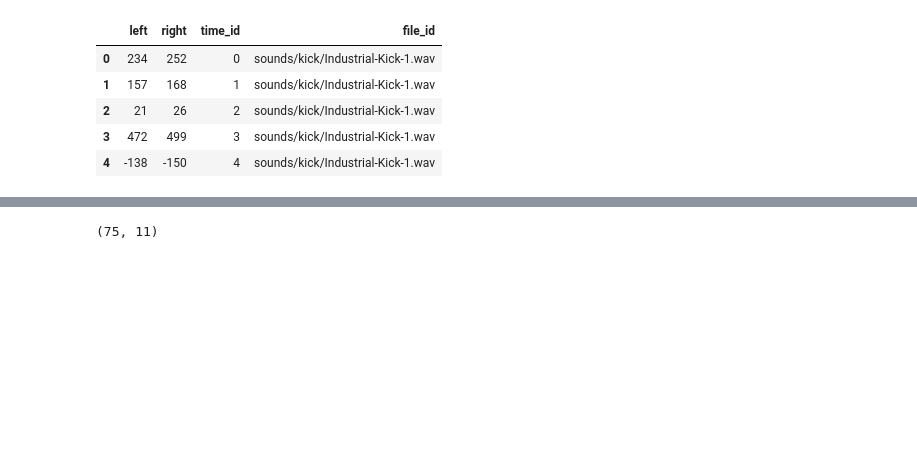
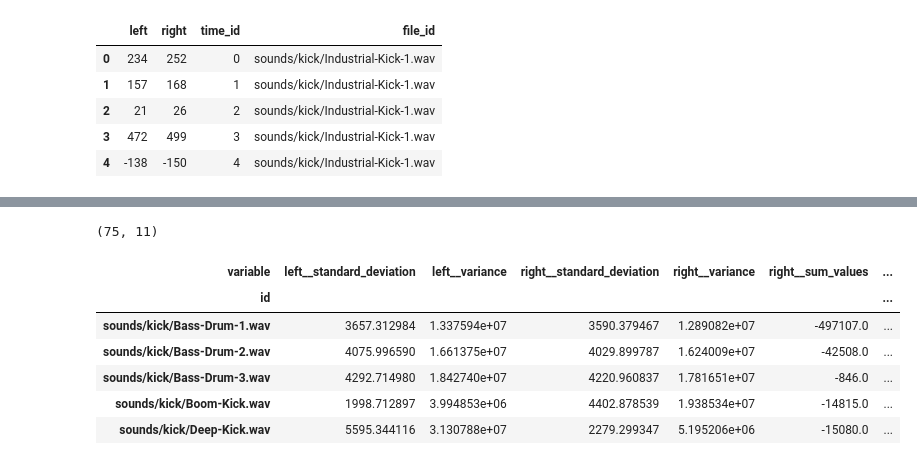
Before and after one commit to PaulHiemstra/lasso_tsfresh_article, a Jupyter notebook: lasso_tsfresh_article.ipynb, the cells around one changed output, grey strips where cells are left out. Cells and saved outputs as stored; diff of their text form; code cells hidden in the pictures; blank space fills up the shorter version.

```diff
--- a/lasso_tsfresh_article.ipynb
+++ b/lasso_tsfresh_article.ipynb
@@ -188,7 +121,15 @@ settings = MinimalFCParameters()
 audio_tsfresh_minimal = extract_relevant_features(all_audio, all_labels,
                                           column_id='file_id', column_sort='time_id',
                                           default_fc_parameters=settings)
-# %%
-audio_tsfresh_minimal.shape
-# %% [output]
-(75, 11)
+# %%
+print(audio_tsfresh_minimal.shape)
+audio_tsfresh_minimal.head()
+# %% [output]
+(75, 11)
+| variable | left__standard_deviation | left__variance | right__standard_deviation | right__variance | right__sum_values | ... |
+| id |  |  |  |  |  | ... |
+| sounds/kick/Bass-Drum-1.wav | 3657.312984 | 1.337594e+07 | 3590.379467 | 1.289082e+07 | -497107.0 | ... |
+| sounds/kick/Bass-Drum-2.wav | 4075.996590 | 1.661375e+07 | 4029.899787 | 1.624009e+07 | -42508.0 | ... |
+| sounds/kick/Bass-Drum-3.wav | 4292.714980 | 1.842740e+07 | 4220.960837 | 1.781651e+07 | -846.0 | ... |
+| sounds/kick/Boom-Kick.wav | 1998.712897 | 3.994853e+06 | 4402.878539 | 1.938534e+07 | -14815.0 | ... |
+| sounds/kick/Deep-Kick.wav | 5595.344116 | 3.130788e+07 | 2279.299347 | 5.195206e+06 | -15080.0 | ... |
```
Also changed, not shown: parts of 38 cells of this notebook.
